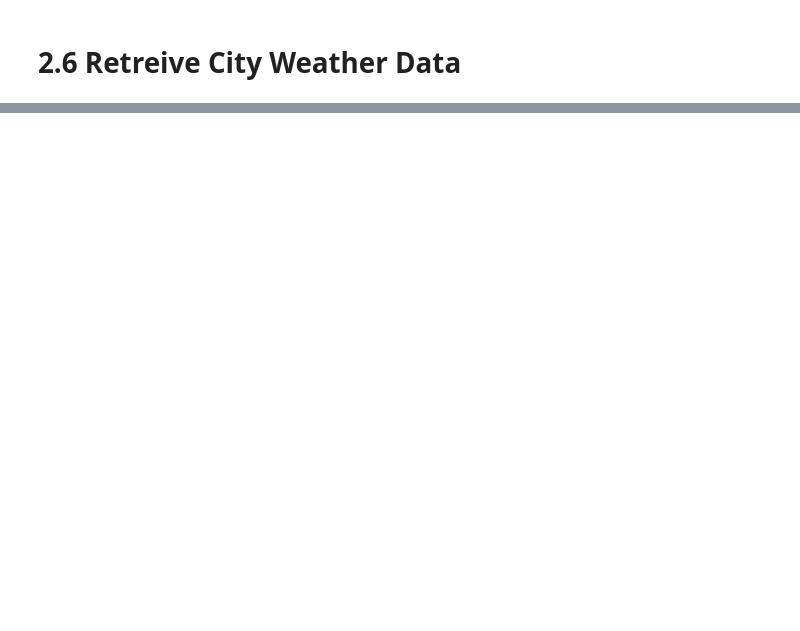
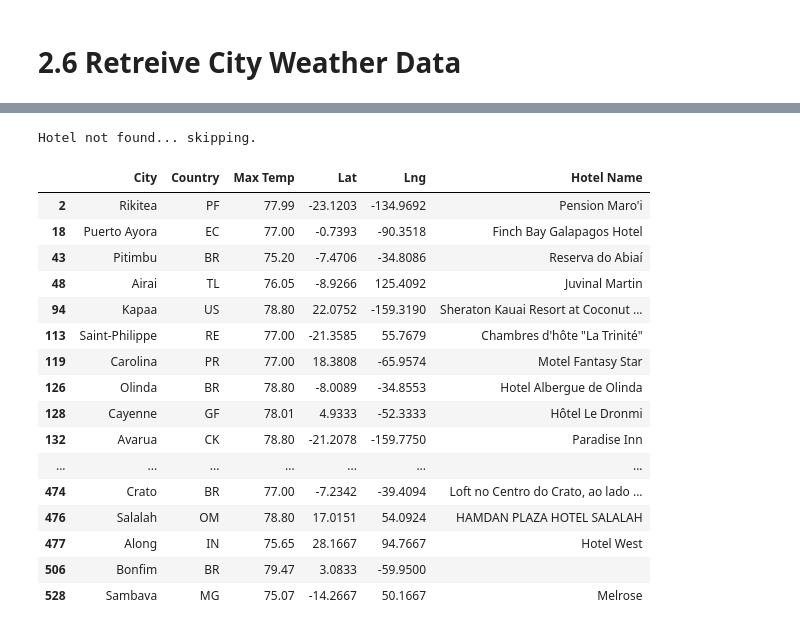
Before and after one commit to dixie-chick/World_Weather_Analysis, a Jupyter notebook: WeatherPy.ipynb, the cells around one changed output, grey strips where cells are left out. Cells and saved outputs as stored; diff of their text form; code cells hidden in the pictures; blank space fills up the shorter version.

```diff
--- a/WeatherPy.ipynb
+++ b/WeatherPy.ipynb
@@ -197,0 +549,8 @@ city_data_df.to_csv(output_data_file, index_label="City_ID")
+# %%
+#5.4 Map Vacation Criteria
+#Get travel destinations
+#create a new data frame for data needed to create a heatmap and pop up markers
+# Create DataFrame called hotel_df to store hotel names along with city, country, max temp, and coordinates.
+hotel_df = preferred_cities_df[["City", "Country", "Max Temp", "Lat", "Lng"]].copy()
+hotel_df["Hotel Name"] = ""
+hotel_df.head(10)
@@ -197,0 +569,48 @@ city_data_df.to_csv(output_data_file, index_label="City_ID")
+# %%
+# Set parameters to search for a hotel.
+params = {
+    "radius": 5000,
+    "type": "lodging",
+    "key": g_key
+}
+# %%
+# Iterate through the DataFrame.
+for index, row in hotel_df.iterrows():
+    # Get the latitude and longitude.
+    lat = row["Lat"]
+    lng = row["Lng"]
+
+    # Add the latitude and longitude to location key for the params dictionary.
+    params["location"] = f"{lat},{lng}"
+
+    # Use the search term: "lodging" and our latitude and longitude.
+    base_url = "https://maps.googleapis.com/maps/api/place/nearbysearch/json"
+    # Make request and get the JSON data from the search.
+    hotels = requests.get(base_url, params=params).json()
+# Grab the first hotel from the results and store the name.
+    try:
+        hotel_df.loc[index, "Hotel Name"] = hotels["results"][0]["name"]
+    except (IndexError):
+        print("Hotel not found... skipping.")
+# %% [output]
+Hotel not found... skipping.
+# %%
+hotel_df
+# %% [output]
+|  | City | Country | Max Temp | Lat | Lng | Hotel Name |
+| 2 | Rikitea | PF | 77.99 | -23.1203 | -134.9692 | Pension Maro'i |
+| 18 | Puerto Ayora | EC | 77.00 | -0.7393 | -90.3518 | Finch Bay Galapagos Hotel |
+| 43 | Pitimbu | BR | 75.20 | -7.4706 | -34.8086 | Reserva do Abiaí |
+| 48 | Airai | TL | 76.05 | -8.9266 | 125.4092 | Juvinal Martin |
+| 94 | Kapaa | US | 78.80 | 22.0752 | -159.3190 | Sheraton Kauai Resort at Coconut ... |
+| 113 | Saint-Philippe | RE | 77.00 | -21.3585 | 55.7679 | Chambres d'hôte "La Trinité" |
+| 119 | Carolina | PR | 77.00 | 18.3808 | -65.9574 | Motel Fantasy Star |
+| 126 | Olinda | BR | 78.80 | -8.0089 | -34.8553 | Hotel Albergue de Olinda |
+| 128 | Cayenne | GF | 78.01 | 4.9333 | -52.3333 | Hôtel Le Dronmi |
+| 132 | Avarua | CK | 78.80 | -21.2078 | -159.7750 | Paradise Inn |
+| ... | ... | ... | ... | ... | ... | ... |
+| 474 | Crato | BR | 77.00 | -7.2342 | -39.4094 | Loft no Centro do Crato, ao lado ... |
+| 476 | Salalah | OM | 78.80 | 17.0151 | 54.0924 | HAMDAN PLAZA HOTEL SALALAH |
+| 477 | Along | IN | 75.65 | 28.1667 | 94.7667 | Hotel West |
+| 506 | Bonfim | BR | 79.47 | 3.0833 | -59.9500 |  |
+| 528 | Sambava | MG | 75.07 | -14.2667 | 50.1667 | Melrose |
```
Also changed, not shown: parts of 65 cells of this notebook, 17 other files.
